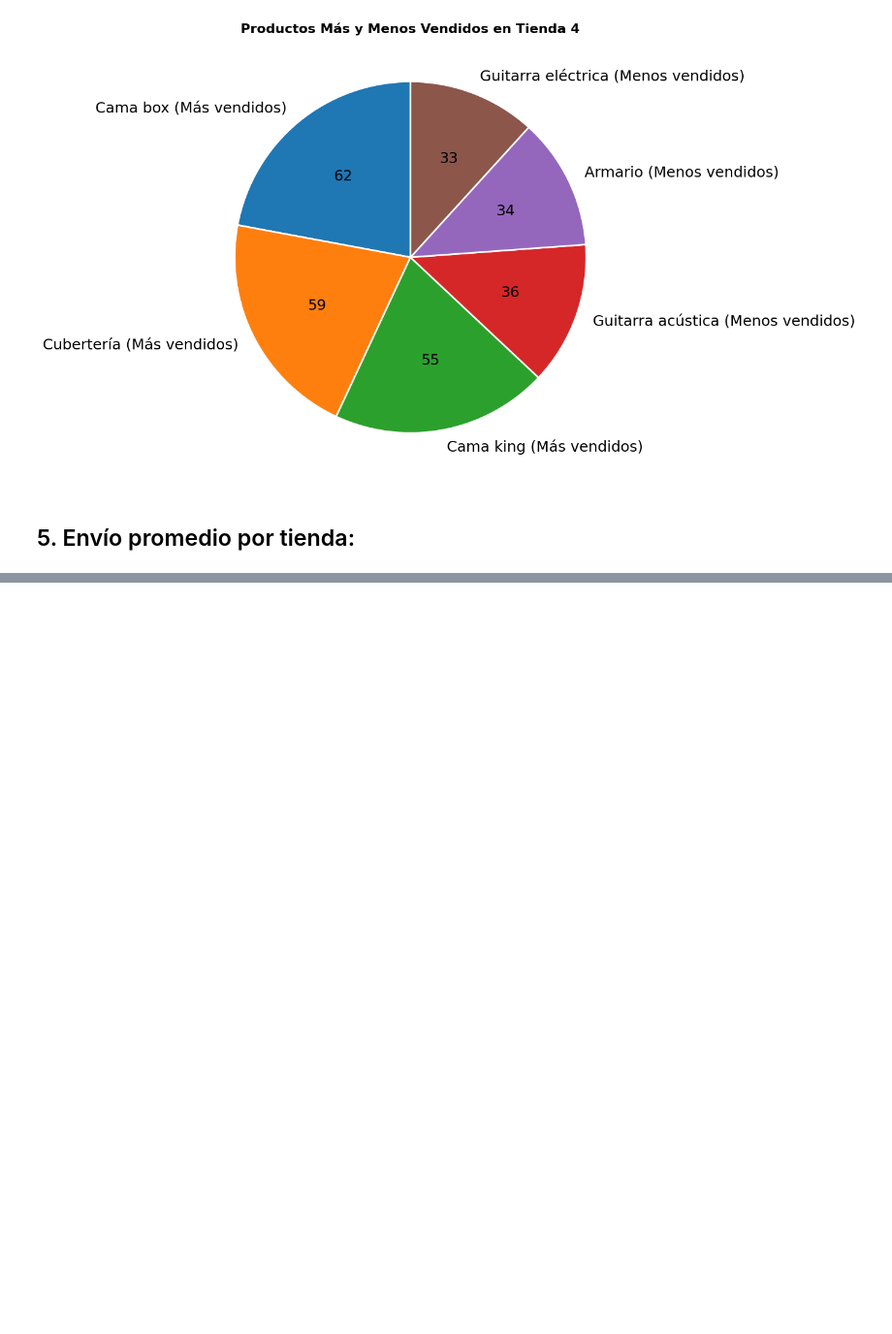
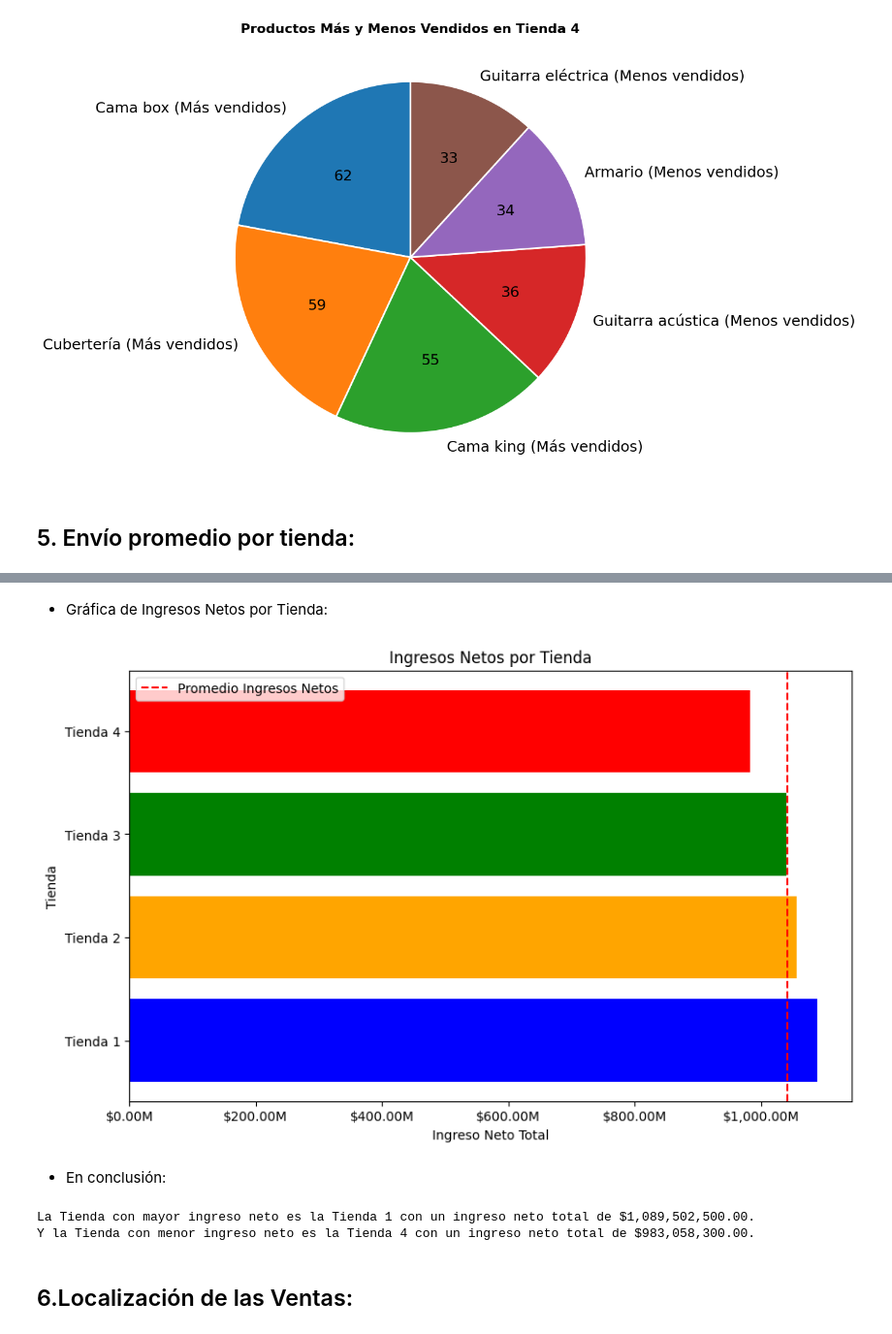
Before and after one commit to Afes-reop/Challenge-Alura-1, a Jupyter notebook: Challenge Alura 1.ipynb, the cells around one changed output, grey strips where cells are left out. Shown at 97% size. Saved outputs shown, nothing was run; the diff lists cells and outputs as text; code cells hidden in the pictures; blank space fills up the shorter version.

```diff
--- a/Challenge Alura 1.ipynb
+++ b/Challenge Alura 1.ipynb
@@ -545,0 +703,26 @@ for idx in range(len(mas_vendidos_list)):
+# %% [markdown]
+- Gráfica de Ingresos Netos por Tienda:
+# %%
+sum_stores = ingreso_neto
+
+plt.figure(figsize=(10, 6));
+plt.axvline(promedio_neto, color='red', linestyle='--', label='Promedio Ingresos Netos');
+plt.legend();
+plt.title('Ingresos Netos por Tienda');
+plt.ylabel('Tienda');
+plt.xlabel('Ingreso Neto Total');
+escalax = ticker.FuncFormatter(lambda x, pos: '${:,.2f}M'.format(x/1e6));
+plt.gca().xaxis.set_major_formatter(escalax);
+plt.barh(['Tienda 1', 'Tienda 2', 'Tienda 3', 'Tienda 4'], sum_stores, color=['blue', 'orange', 'green', 'red']);
+# %% [output]
+[figure, added]
+# %% [markdown]
+- En conclusión:
+# %%
+print("La Tienda con mayor ingreso neto es la Tienda", ingreso_neto.index(max(ingreso_neto)) + 1, f"con un ingreso neto total de ${max(ingreso_neto):,.2f}.")
+print("Y la Tienda con menor ingreso neto es la Tienda", ingreso_neto.index(min(ingreso_neto)) + 1, f"con un ingreso neto total de ${min(ingreso_neto):,.2f}.")
+# %% [output]
+La Tienda con mayor ingreso neto es la Tienda 1 con un ingreso neto total de $1,089,502,500.00.
+Y la Tienda con menor ingreso neto es la Tienda 4 con un ingreso neto total de $983,058,300.00.
+# %% [markdown]
+## 6.Localización de las Ventas:
```
Also changed, not shown: parts of 41 cells of this notebook.
